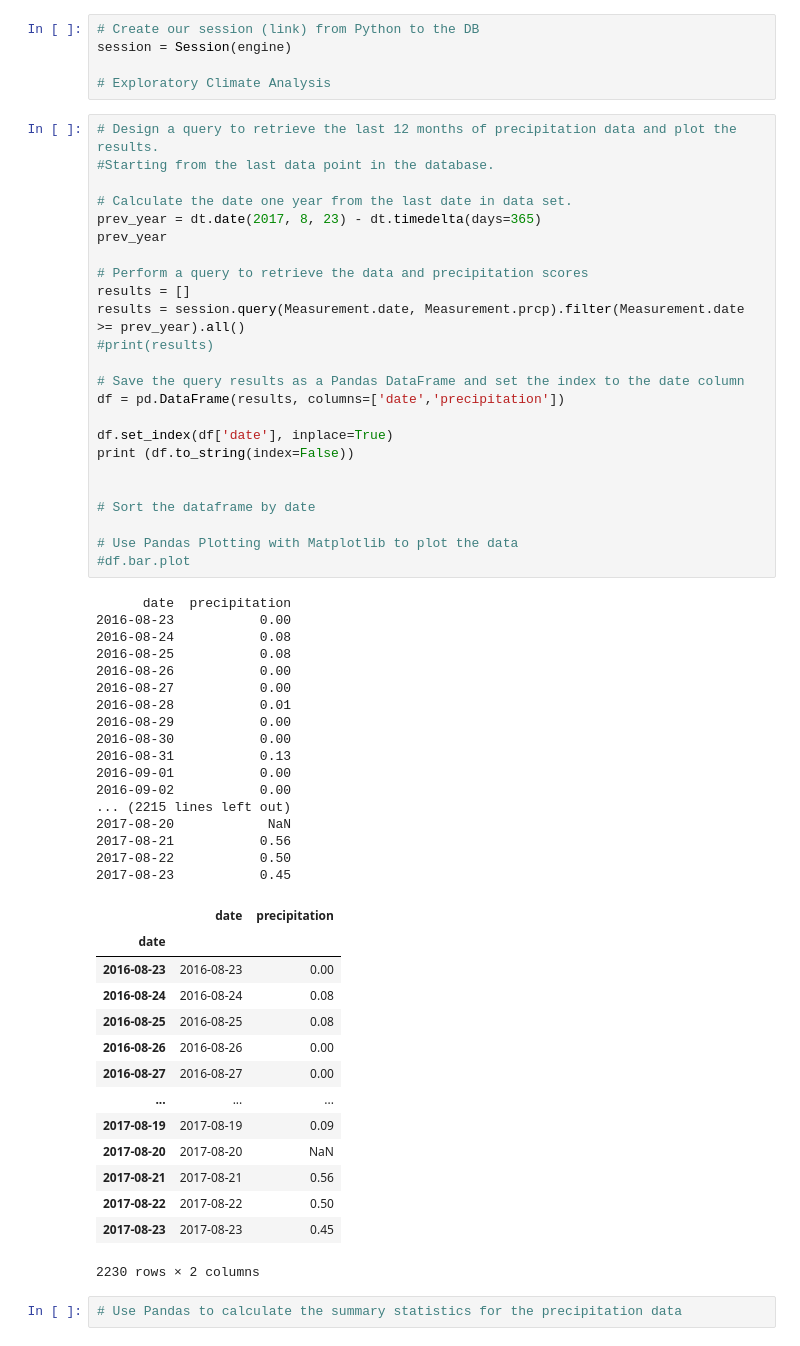
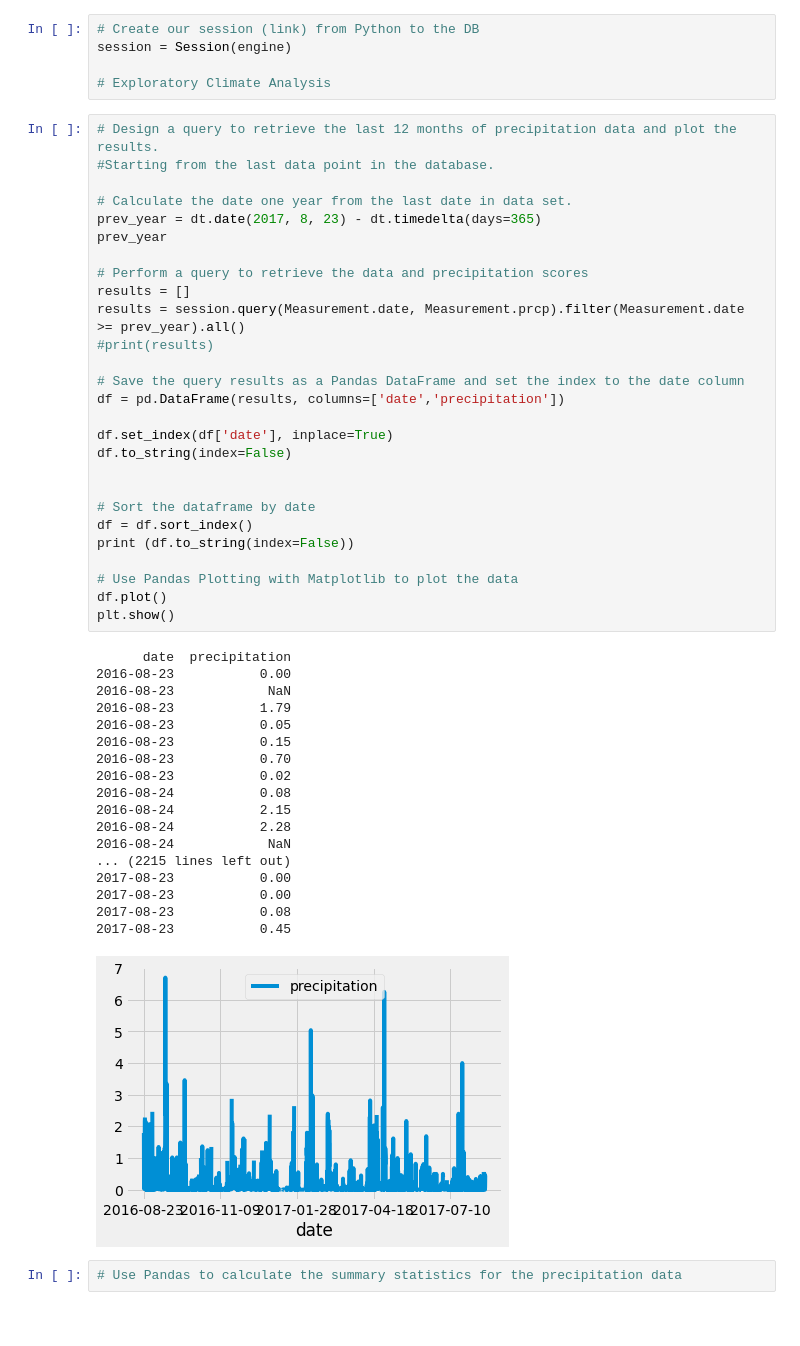
Before and after one commit to Lydiadel/Surfs_up, a Jupyter notebook: climate_analysis.ipynb, the cells around one changed output. Drawn from its saved outputs; the diff is of its cells as text.

Commit message:
Save Query results and plot the data

```diff
--- a/climate_analysis.ipynb
+++ b/climate_analysis.ipynb
@@ -40,59 +40,49 @@ session = Session(engine)
 # %%
 # Design a query to retrieve the last 12 months of precipitation data and plot the results.
 #Starting from the last data point in the database.
 
 # Calculate the date one year from the last date in data set.
 prev_year = dt.date(2017, 8, 23) - dt.timedelta(days=365)
 prev_year
 
 # Perform a query to retrieve the data and precipitation scores
 results = []
 results = session.query(Measurement.date, Measurement.prcp).filter(Measurement.date >= prev_year).all()
 #print(results)
 
 # Save the query results as a Pandas DataFrame and set the index to the date column
 df = pd.DataFrame(results, columns=['date','precipitation'])
 
 df.set_index(df['date'], inplace=True)
-print (df.to_string(index=False))
+df.to_string(index=False)
 
 
 # Sort the dataframe by date
+df = df.sort_index()
+print (df.to_string(index=False))
 
 # Use Pandas Plotting with Matplotlib to plot the data
-#df.bar.plot
+df.plot()
+plt.show()
 # %% [output]
       date  precipitation
 2016-08-23           0.00
+2016-08-23            NaN
+2016-08-23           1.79
+2016-08-23           0.05
+2016-08-23           0.15
+2016-08-23           0.70
+2016-08-23           0.02
 2016-08-24           0.08
-2016-08-25           0.08
-2016-08-26           0.00
-2016-08-27           0.00
-2016-08-28           0.01
-2016-08-29           0.00
-2016-08-30           0.00
-2016-08-31           0.13
-2016-09-01           0.00
-2016-09-02           0.00
+2016-08-24           2.15
+2016-08-24           2.28
+2016-08-24            NaN
 ... (2215 lines left out)
-2017-08-20            NaN
-2017-08-21           0.56
-2017-08-22           0.50
+2017-08-23           0.00
+2017-08-23           0.00
+2017-08-23           0.08
 2017-08-23           0.45
-|  | date | precipitation |
-| date |  |  |
-| 2016-08-23 | 2016-08-23 | 0.00 |
-| 2016-08-24 | 2016-08-24 | 0.08 |
-| 2016-08-25 | 2016-08-25 | 0.08 |
-| 2016-08-26 | 2016-08-26 | 0.00 |
-| 2016-08-27 | 2016-08-27 | 0.00 |
-| ... | ... | ... |
-| 2017-08-19 | 2017-08-19 | 0.09 |
-| 2017-08-20 | 2017-08-20 | NaN |
-| 2017-08-21 | 2017-08-21 | 0.56 |
-| 2017-08-22 | 2017-08-22 | 0.50 |
-| 2017-08-23 | 2017-08-23 | 0.45 |
-2230 rows × 2 columns
+[figure, added]
 # %%
 # Use Pandas to calculate the summary statistics for the precipitation data
 # %%
```
